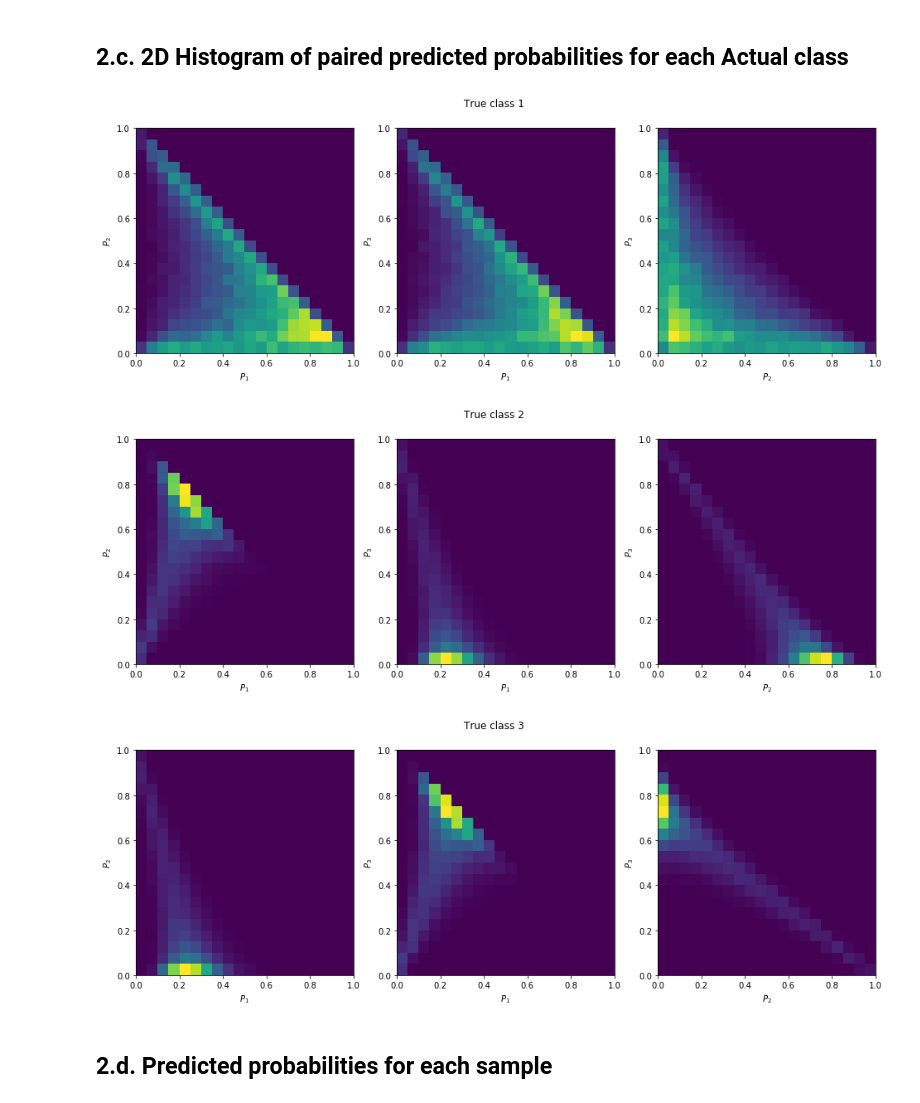
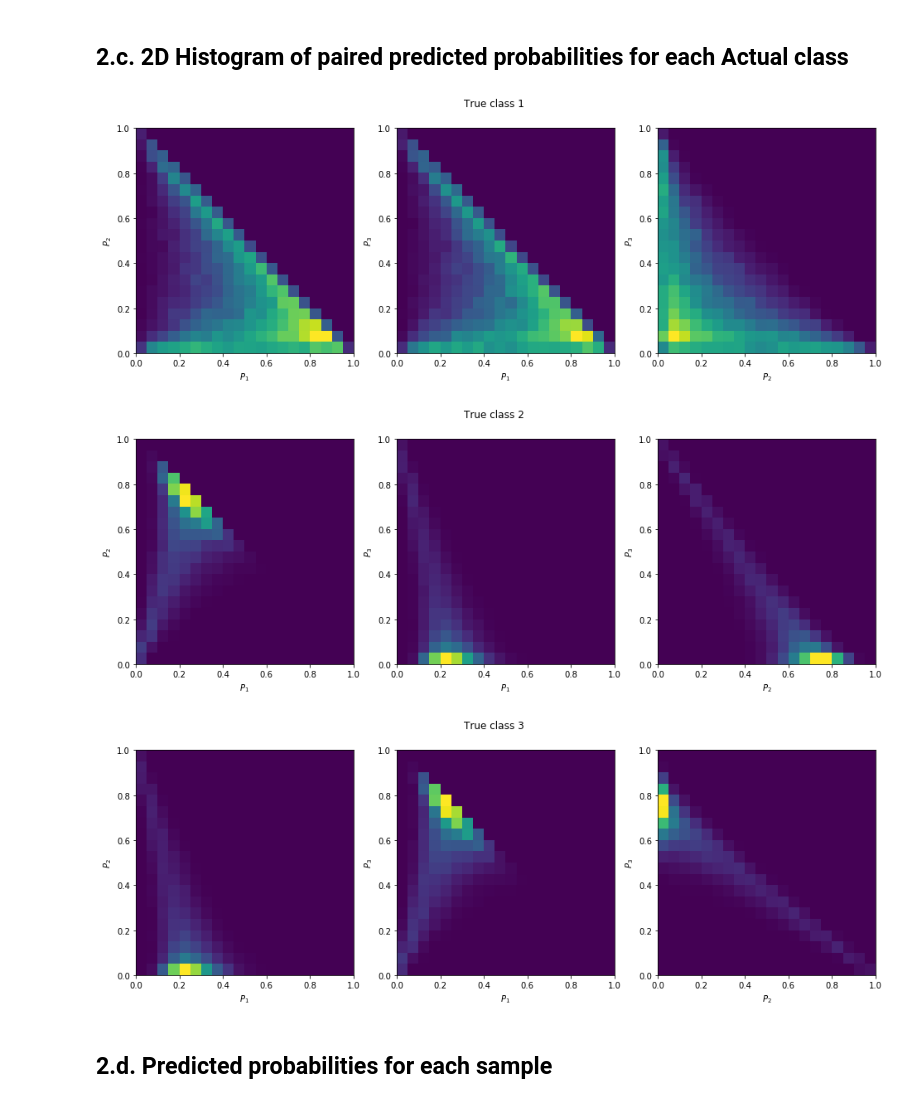
Before and after one commit to dirichletcal/experiments_neurips, a Jupyter notebook: notebooks/synthetic_data_gaussian_mixture_example.ipynb, the cells around one changed output. Saved outputs shown, nothing was run; the diff lists cells and outputs as text; code cells hidden in the pictures.

```diff
--- a/notebooks/synthetic_data_gaussian_mixture_example.ipynb
+++ b/notebooks/synthetic_data_gaussian_mixture_example.ipynb
@@ -46,10 +46,18 @@ mg = MixtureDistribution(priors=prior,
                                         Gaussian([+a, +a], [[+b, -c], [-c, +b]]),
                                         Gaussian([-a, +a], [[+b, +c], [+c, +b]])])
 
+#mg = MixtureDistribution(priors=prior,
+#                         distributions=[Gaussian([-1, 0], [[1, 0.5], [0.5, 1]]),
+#                                        Gaussian([0, 0], [[1, 0.5], [0.5, 1]]),
+#                                        Gaussian([+1, 0], [[1, 0.5], [0.5, 1]])])
+
 print(mg)
 
 X, Y_bin = mg.sample(n_samples)
 Y = np.argmax(Y_bin, axis=1)
+
+X_test, Y_bin_test = mg.sample(n_samples)
+Y_test = np.argmax(Y_bin_test, axis=1)
 
 fig = plt.figure()
 ax1 = fig.add_subplot(121)
@@ -119,13 +127,13 @@ for i in [0, 1, 2]:
 from sklearn.naive_bayes import GaussianNB
 
 gnb = GaussianNB()
-y_pred = gnb.fit(X, Y).predict(X)
+Y_nb = gnb.fit(X, Y).predict(X)
 
 from sklearn.metrics import confusion_matrix
 
-cm = confusion_matrix(Y, y_pred)
+cm = confusion_matrix(Y, Y_nb)
 
-plot_confusion_matrix(cm, classes=['1', '2', '3'], title="Accuracy = {:.0f}%".format((Y == y_pred).mean()*100))
+plot_confusion_matrix(cm, classes=['1', '2', '3'], title="Accuracy = {:.0f}%".format((Y == Y_nb).mean()*100))
 # %% [output]
 [figure]
 # %% [markdown]
@@ -148,13 +156,13 @@ for i in [0, 1, 2]:
 # %% [markdown]
 ## 2.b. Histogram of predicted probabilities for each Actual class
 # %%
-p_pred = gnb.predict_proba(X)
+P_nb_test = gnb.predict_proba(X_test)
 
 fig = plt.figure()
 colors = ['red', 'green', 'blue']
 for i in [0, 1, 2]:
     ax = fig.add_subplot(1, 3, i+1)
     ax.set_title('Histogram of prob. for true class {}'.format(i+1))
-    ax.hist(p_pred[Y == i, i], bins=20, range=(0, 1), color=colors[i])
+    ax.hist(P_nb_test[Y_test == i, i], bins=20, range=(0, 1), color=colors[i])
     ax.set_xlim(0, 1)
 # %% [output]
@@ -164,18 +172,18 @@ for i in [0, 1, 2]:
 # %%
 from itertools import combinations
 
 for true_class in [0, 1, 2]:
     fig = plt.figure()
     fig.suptitle('True class {}'.format(true_class+1))
     for i, (cx, cy) in enumerate(combinations([0, 1, 2], 2)):
         ax = fig.add_subplot(1, 3, i+1)
-        ax.hist2d(p_pred[Y == true_class, cx], p_pred[Y == true_class, cy],
+        ax.hist2d(P_nb_test[Y_test == true_class, cx], P_nb_test[Y_test == true_class, cy],
                   bins=20, range=[[0, 1], [0, 1]])
         ax.set_xlabel(r'$P_{}$'.format(cx+1))
         ax.set_ylabel(r'$P_{}$'.format(cy+1))
 # %% [output]
-[figure, old version]
+[figure, new version]
-[figure, old version]
+[figure, new version]
 [figure]
 # %% [markdown]
 ## 2.d. Predicted probabilities for each sample
```
Also changed, not shown: parts of 15 cells of this notebook, 1 other file.
